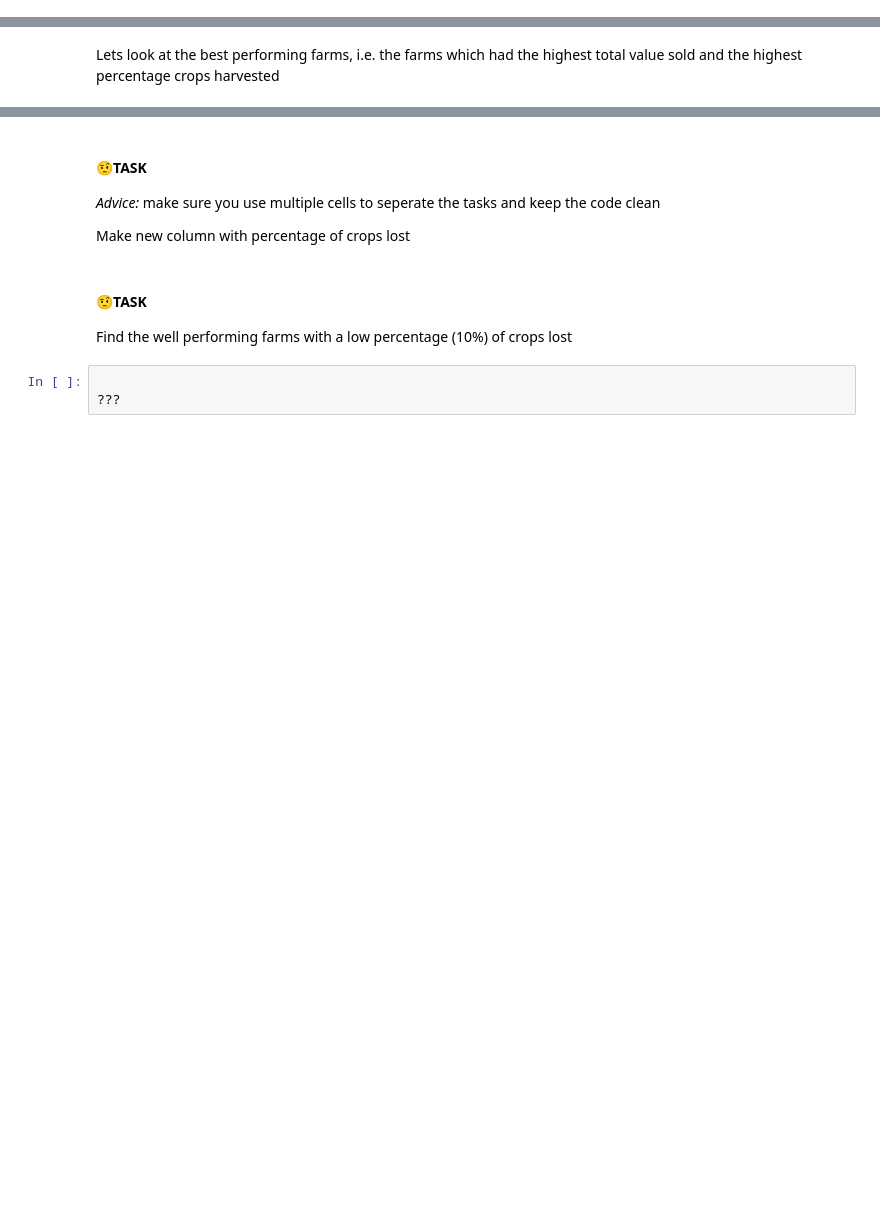
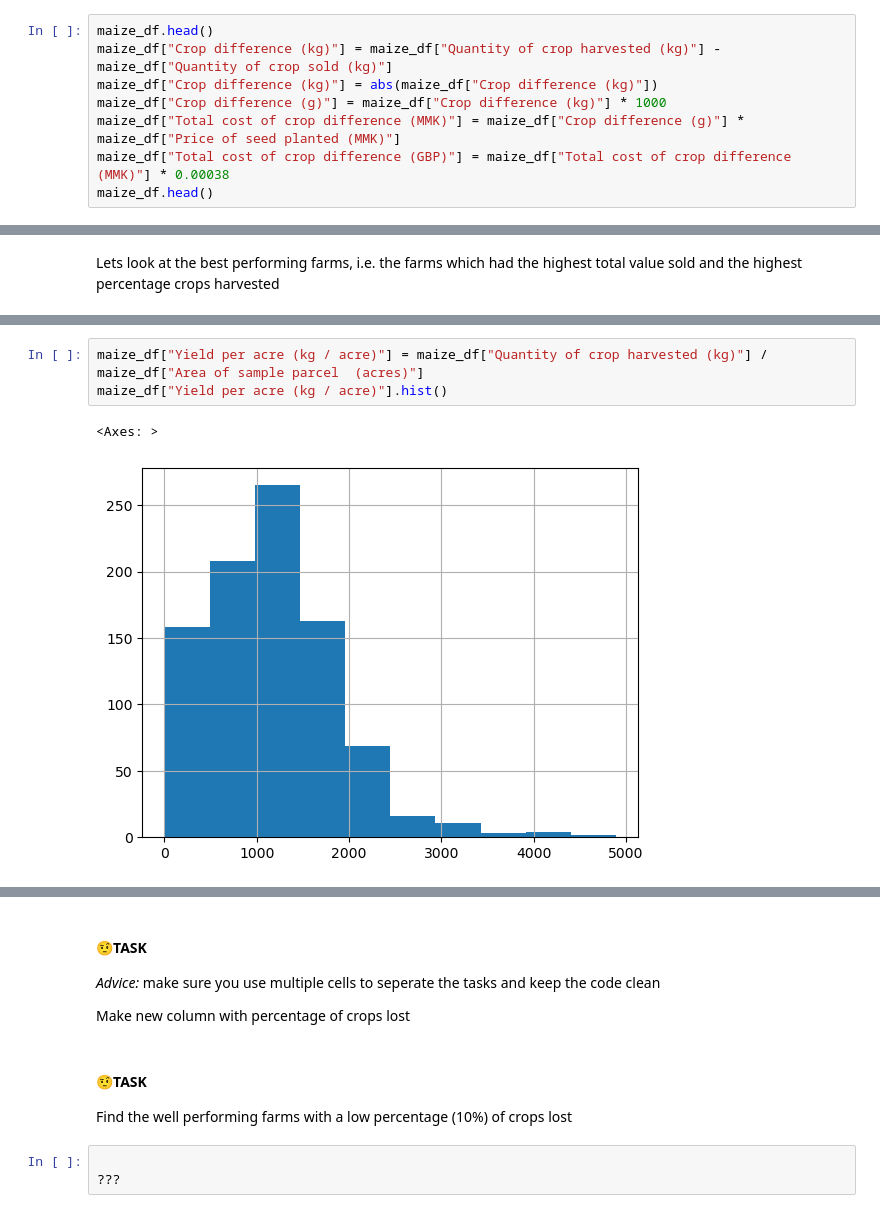
Before and after one commit to benkeel/hestia_python_practicals, a Jupyter notebook: week6/Week6-practical.ipynb, the cells around one changed output, grey strips where cells are left out. Cells and saved outputs as stored; diff of their text form; blank space fills up the shorter version.

```diff
--- a/week6/Week6-practical.ipynb
+++ b/week6/Week6-practical.ipynb
@@ -295,0 +691,8 @@ Let's calculate the total cost of *the difference* between the crop sold and har
+# %%
+maize_df.head()
+maize_df["Crop difference (kg)"] = maize_df["Quantity of crop harvested (kg)"] - maize_df["Quantity of crop sold (kg)"]
+maize_df["Crop difference (kg)"] = abs(maize_df["Crop difference (kg)"])
+maize_df["Crop difference (g)"] = maize_df["Crop difference (kg)"] * 1000
+maize_df["Total cost of crop difference (MMK)"] = maize_df["Crop difference (g)"] * maize_df["Price of seed planted (MMK)"]
+maize_df["Total cost of crop difference (GBP)"] = maize_df["Total cost of crop difference (MMK)"] * 0.00038
+maize_df.head()
@@ -325,0 +783,6 @@ maize_df[maize_df['Quantity of crop harvested (kg)']>10000]
+# %%
+maize_df["Yield per acre (kg / acre)"] = maize_df["Quantity of crop harvested (kg)"] / maize_df["Area of sample parcel  (acres)"]
+maize_df["Yield per acre (kg / acre)"].hist()
+# %% [output]
+<Axes: >
+[figure, added]
```
Also changed, not shown: parts of 72 cells of this notebook.
